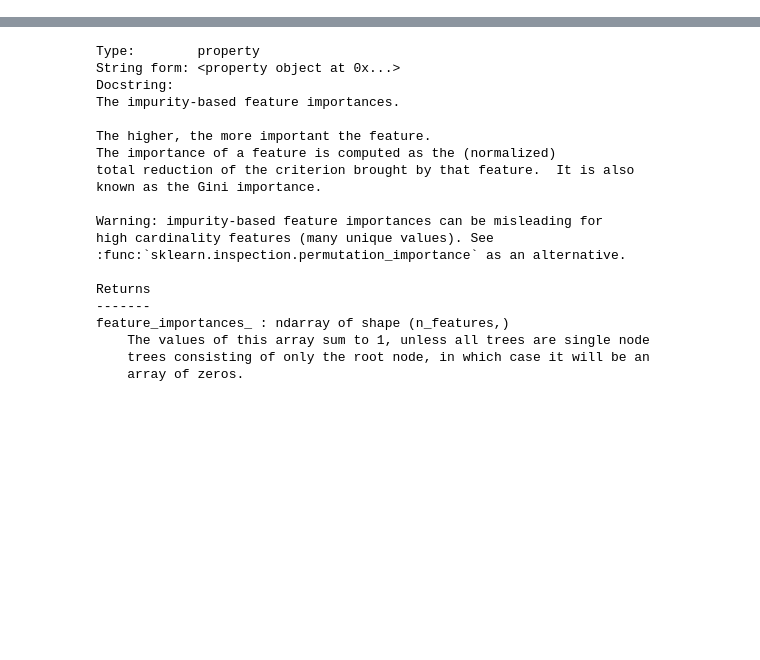
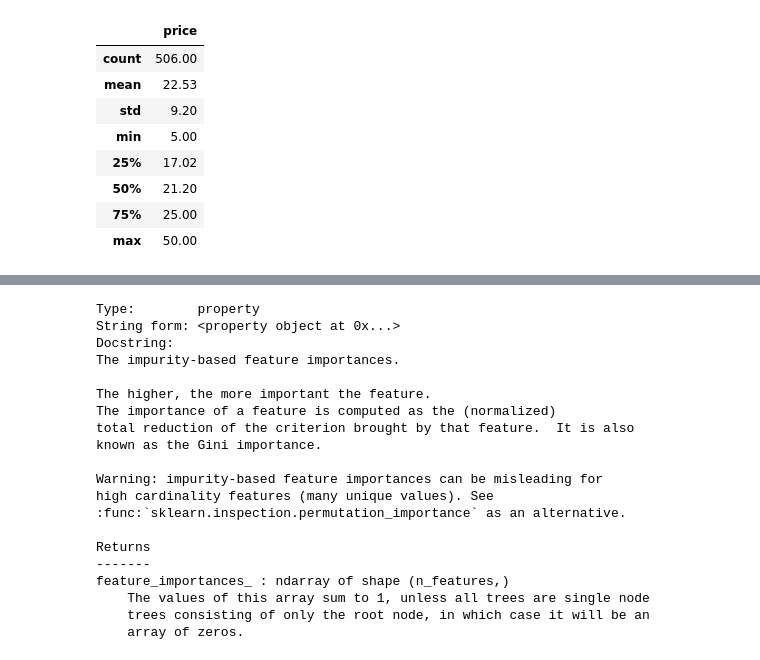
Before and after one commit to uc20100/Python-for-Data-Science, a Jupyter notebook: homework.ipynb, the cells around one changed output, grey strips where cells are left out. Drawn from its saved outputs; the diff is of its cells as text; code cells hidden in the pictures; blank space fills up the shorter version.

```diff
--- a/homework.ipynb
+++ b/homework.ipynb
@@ -220,0 +133,13 @@ r2_score(y_test, y_pred_linear)
+# %%
+# Посмотрим статистику
+y.describe()
+# %% [output]
+|  | price |
+| count | 506.00 |
+| mean | 22.53 |
+| std | 9.20 |
+| min | 5.00 |
+| 25% | 17.02 |
+| 50% | 21.20 |
+| 75% | 25.00 |
+| max | 50.00 |
```
Also changed, not shown: parts of 66 cells of this notebook.
